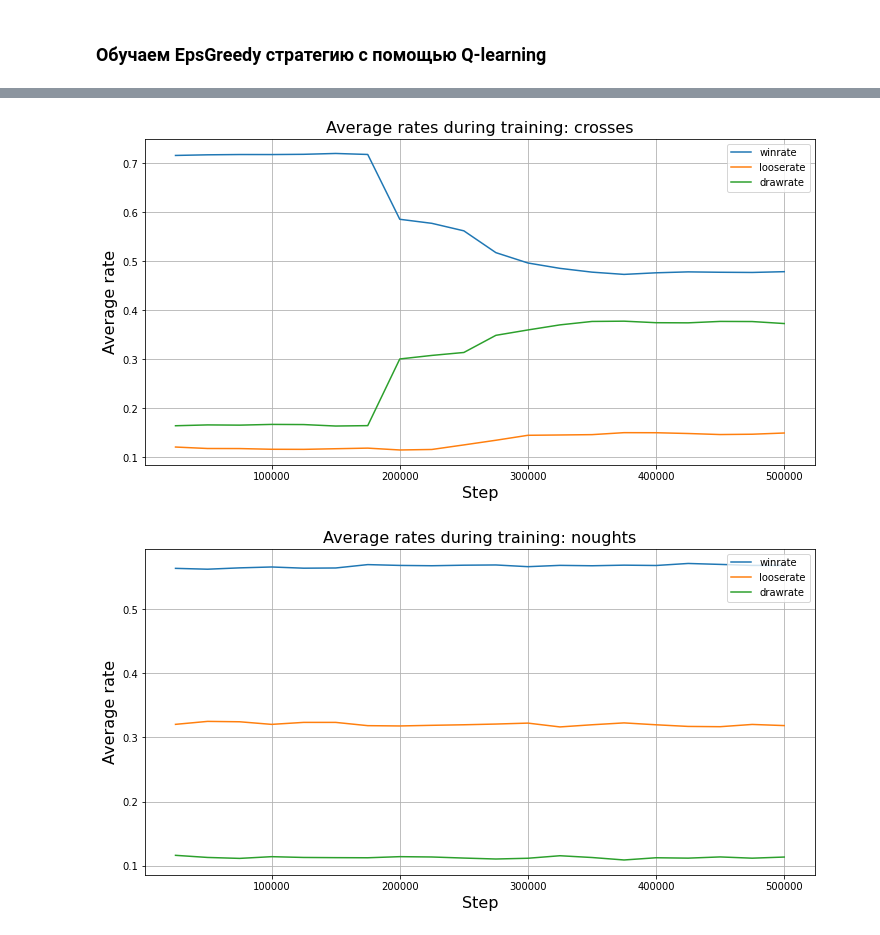
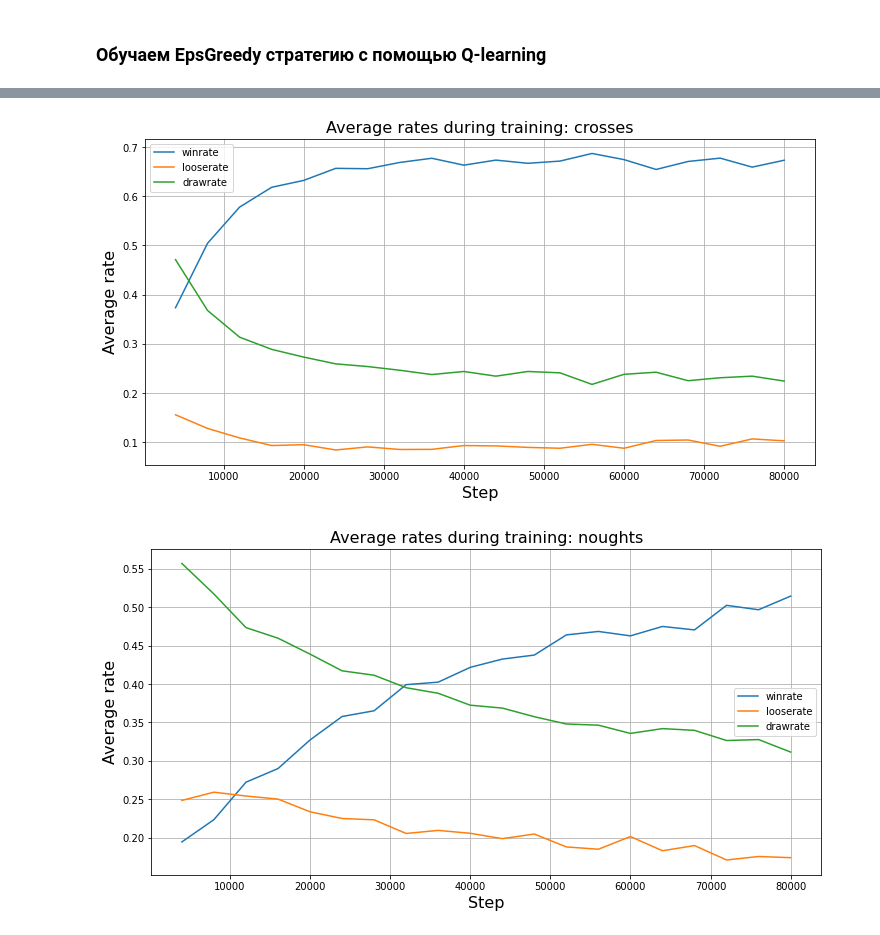
Before and after one commit to GimmeDanger/made-rl-adv-2020, a Jupyter notebook: hw/2_tic_tac_toe/experiments.ipynb, the cells around one changed output, grey strips where cells are left out. Cells and saved outputs as stored; diff of their text form; code cells hidden in the pictures.

Commit message:
UPD: hw2: final plots

```diff
--- a/hw/2_tic_tac_toe/experiments.ipynb
+++ b/hw/2_tic_tac_toe/experiments.ipynb
@@ -163,11 +163,11 @@ class EpsGreedyPolicy(BasePolicy):
     def select_action(self, state, eps):
         board_hash, allowed_actions, _ = state
 
+        if random.random() >= eps and board_hash in self.Q:
+            return np.argmax(self.Q[board_hash])
+
         if board_hash not in self.Q:
             self.Q[board_hash] = np.zeros(len(allowed_actions))
 
-        if random.random() >= eps:
-            return np.argmax(self.Q[board_hash])
-        else:
-            return np.random.randint(len(allowed_actions))
+        return np.random.randint(len(allowed_actions))
 # %% [markdown]
@@ -299,7 +299,7 @@ def q_learning(env, pi_crosses, pi_noughts, episodes = 10000,
                alpha = 0.01, gamma = 0.08):
 
     eval_every = int(episodes * 0.05)
-    eval_episodes = int(episodes * 0.10)
+    eval_episodes = int(episodes * 0.05)
     eps_decay = int(episodes * 0.8)
 
     policies = dict()
@@ -349,12 +349,12 @@ plot_history(hist, player='noughts')
 # %%
 hist = q_learning(
     TicTacToe(n_rows=5, n_cols=5, n_win=5),
     pi_crosses=EpsGreedyPolicy(turn=CROSSES_TURN),
     pi_noughts=EpsGreedyPolicy(turn=NOUGHTS_TURN),
-    episodes=500000
+    episodes=80000
 )
 plot_history(hist, player='crosses')
 plot_history(hist, player='noughts')
 # %% [output]
-[figure, old version]
+[figure, new version]
-[figure, old version]
+[figure, new version]
```
Also changed, not shown: parts of 5 cells of this notebook.
